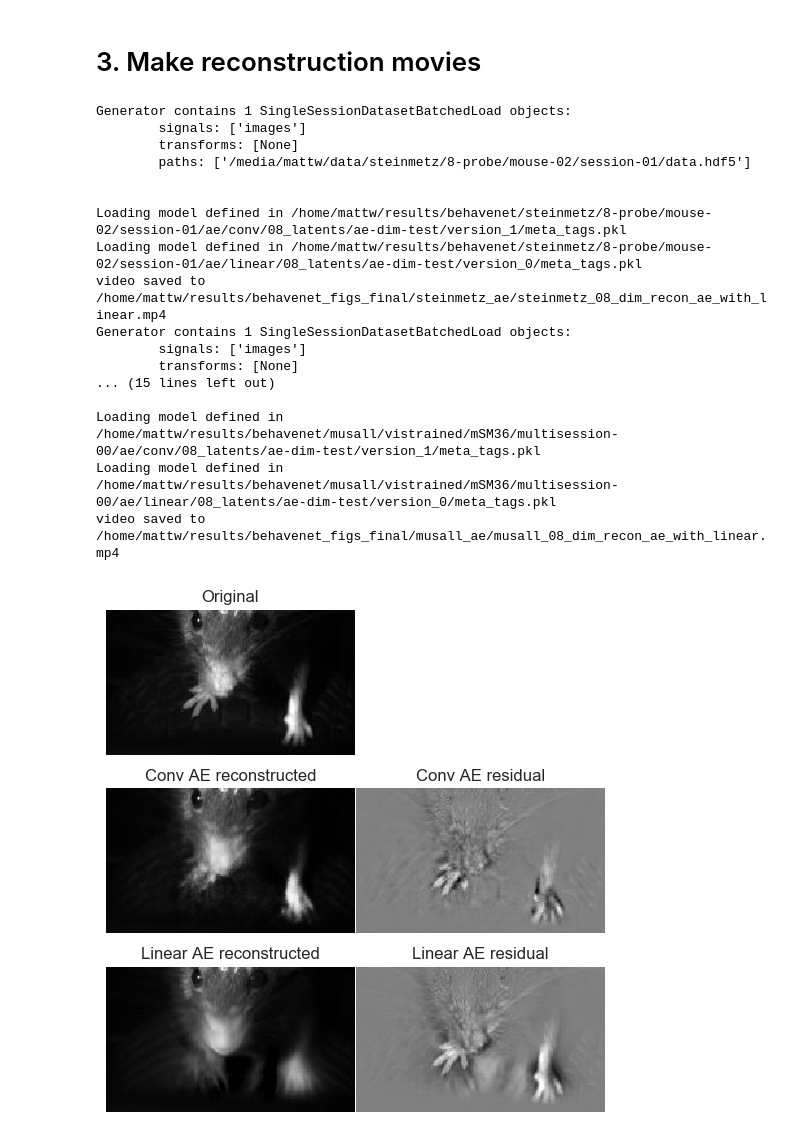
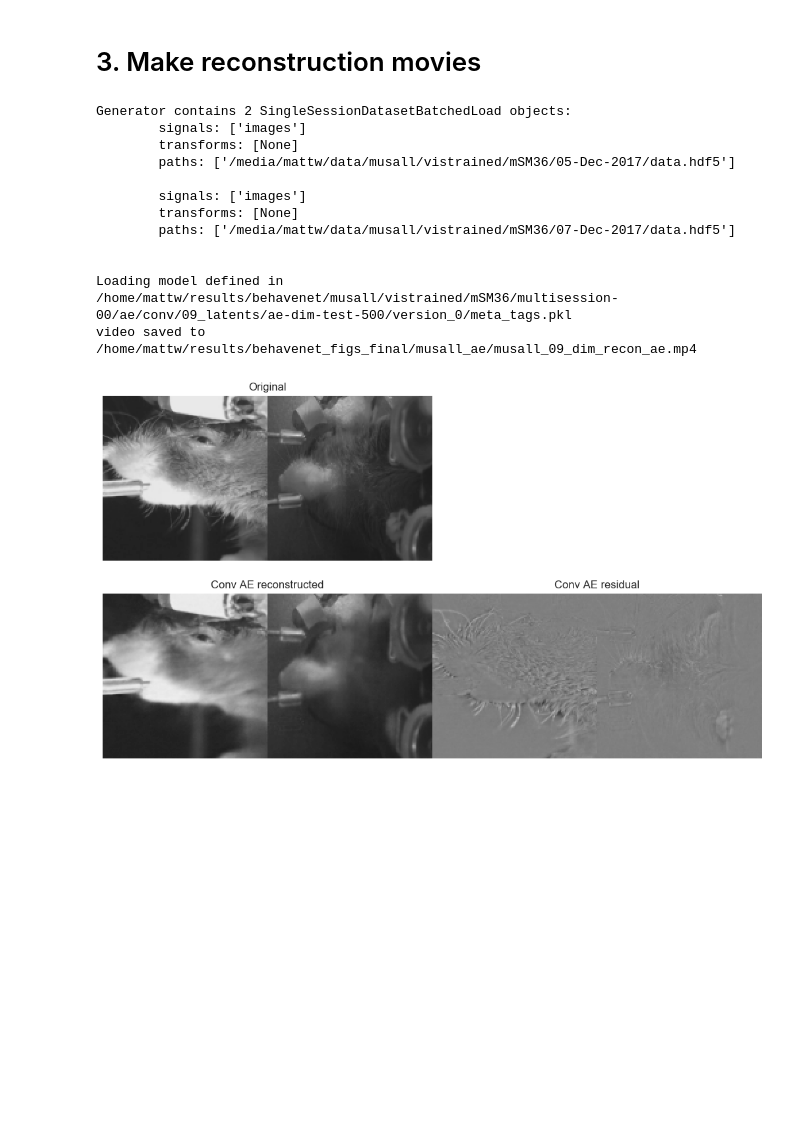
Before and after one commit to themattinthehatt/behavenet, a Jupyter notebook: behavenet/analyses/notebooks/ae_analysis_notebook.ipynb, the cells around one changed output. Saved outputs shown, nothing was run; the diff lists cells and outputs as text; code cells hidden in the pictures; blank space fills up the shorter version.

```diff
--- a/behavenet/analyses/notebooks/ae_analysis_notebook.ipynb
+++ b/behavenet/analyses/notebooks/ae_analysis_notebook.ipynb
@@ -225,18 +225,18 @@ from behavenet.data.utils import get_data_generator_inputs
 from behavenet.data.data_generator import ConcatSessionsGenerator
 
 save_outputs = True
-include_linear = True
+include_linear = False
 version = 'best'
 sess_idx = 0
 hparams = {
     'data_dir': '/media/mattw/data',  # might be a different path than what is saved in hparams
     'tt_save_path': '/home/mattw/results/behavenet',
-    'experiment_name': 'ae-dim-test',
+    'experiment_name': 'ae-dim-test-500',
     'lin_experiment_name': 'ae-dim-test',
     'model_class': 'ae',
     'model_type': 'conv'}
 
-labs = ['steinmetz', 'steinmetz-face', 'musall']
+labs = ['musall'] #['steinmetz', 'steinmetz-face', 'musall']
 
 for lab in labs:
     get_lab_example(hparams, lab)
@@ -245,54 +245,53 @@ for lab in labs:
         hparams['expt'] = '8-probe'
         hparams['animal'] = 'mouse-02'
         hparams['session'] = 'session-01'
+        trial_splits = {'train_tr': 5, 'val_tr': 1, 'test_tr': 1, 'gap_tr': 1}
     elif lab == 'steinmetz-face':
         hparams['n_ae_latents'] = 8
         hparams['expt'] = '8-probe-face'
         hparams['animal'] = 'mouse-02'
         hparams['session'] = 'session-01'
+        trial_splits = {'train_tr': 5, 'val_tr': 1, 'test_tr': 1, 'gap_tr': 1}
     elif lab == 'musall':
-        hparams['n_ae_latents'] = 8
+        hparams['n_ae_latents'] = 9
         hparams['animal'] = 'mSM36'
         hparams['session'] = 'all'
+        trial_splits = {'train_tr': 8, 'val_tr': 1, 'test_tr': 1, 'gap_tr': 0}
     hparams['frame_rate'] = 15
 
     hparams['session_dir'], sess_ids = get_output_session_dir(hparams)
     hparams['expt_dir'] = get_expt_dir(hparams)
     hparams, signals, transforms, paths = get_data_generator_inputs(hparams, sess_ids)
     data_generator = ConcatSessionsGenerator(
         hparams['data_dir'], sess_ids,
         signals_list=signals, transforms_list=transforms, paths_list=paths,
-        device='cpu', as_numpy=False, batch_load=True, rng_seed=0)
+        device='cpu', as_numpy=False, batch_load=True, rng_seed=0,
+        trial_splits=trial_splits)
     print(data_generator)
 
     trial = data_generator.datasets[sess_idx].batch_indxs['test'][2]
     # 4 good for steinmetz/2-probe
     # 2 good for steinmetz/8-probe/mouse-02
 
     filename = str('%s_%02i_dim_recon_ae' % (lab, hparams['n_ae_latents']))
     if include_linear:
         filename += '_with_linear'
 
     make_ae_reconstruction_movie(
         hparams, version=version,
         save_file=os.path.join(results_dir, '%s_ae' % lab, filename),
         include_linear=include_linear, trial=trial)
 # %% [output]
-Generator contains 1 SingleSessionDatasetBatchedLoad objects:
+Generator contains 2 SingleSessionDatasetBatchedLoad objects:
         signals: ['images']
         transforms: [None]
-        paths: ['/media/mattw/data/steinmetz/8-probe/mouse-02/session-01/data.hdf5']
+        paths: ['/media/mattw/data/musall/vistrained/mSM36/05-Dec-2017/data.hdf5']
+
+        signals: ['images']
+        transforms: [None]
+        paths: ['/media/mattw/data/musall/vistrained/mSM36/07-Dec-2017/data.hdf5']
 
 
-Loading model defined in /home/mattw/results/behavenet/steinmetz/8-probe/mouse-02/session-01/ae/conv/08_latents/ae-dim-test/version_1/meta_tags.pkl
-Loading model defined in /home/mattw/results/behavenet/steinmetz/8-probe/mouse-02/session-01/ae/linear/08_latents/ae-dim-test/version_0/meta_tags.pkl
-video saved to /home/mattw/results/behavenet_figs_final/steinmetz_ae/steinmetz_08_dim_recon_ae_with_linear.mp4
-Generator contains 1 SingleSessionDatasetBatchedLoad objects:
-        signals: ['images']
-        transforms: [None]
-... (15 lines left out)
-
-Loading model defined in /home/mattw/results/behavenet/musall/vistrained/mSM36/multisession-00/ae/conv/08_latents/ae-dim-test/version_1/meta_tags.pkl
-Loading model defined in /home/mattw/results/behavenet/musall/vistrained/mSM36/multisession-00/ae/linear/08_latents/ae-dim-test/version_0/meta_tags.pkl
-video saved to /home/mattw/results/behavenet_figs_final/musall_ae/musall_08_dim_recon_ae_with_linear.mp4
+Loading model defined in /home/mattw/results/behavenet/musall/vistrained/mSM36/multisession-00/ae/conv/09_latents/ae-dim-test-500/version_0/meta_tags.pkl
+video saved to /home/mattw/results/behavenet_figs_final/musall_ae/musall_09_dim_recon_ae.mp4
-[figure, old version]
+[figure, new version]
```
Also changed, not shown: parts of 1 cell of this notebook, 6 other files.
